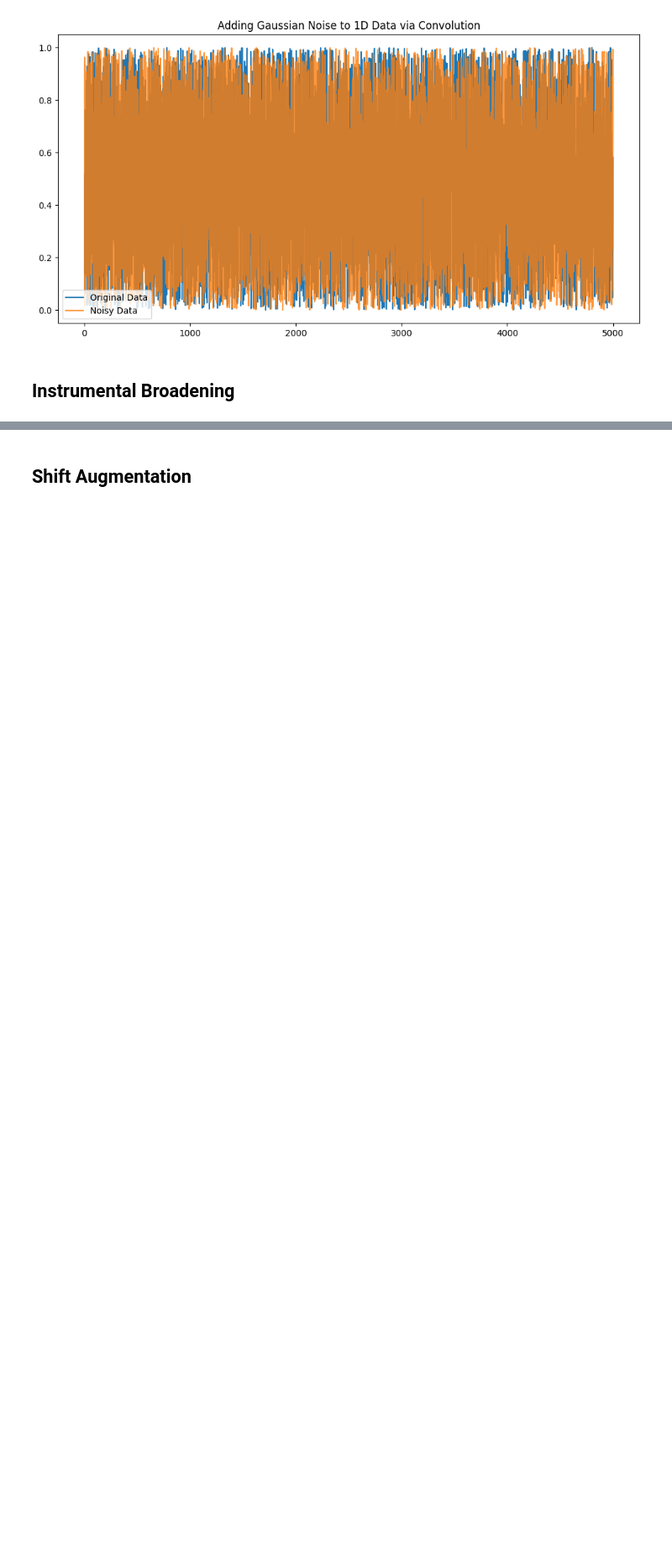
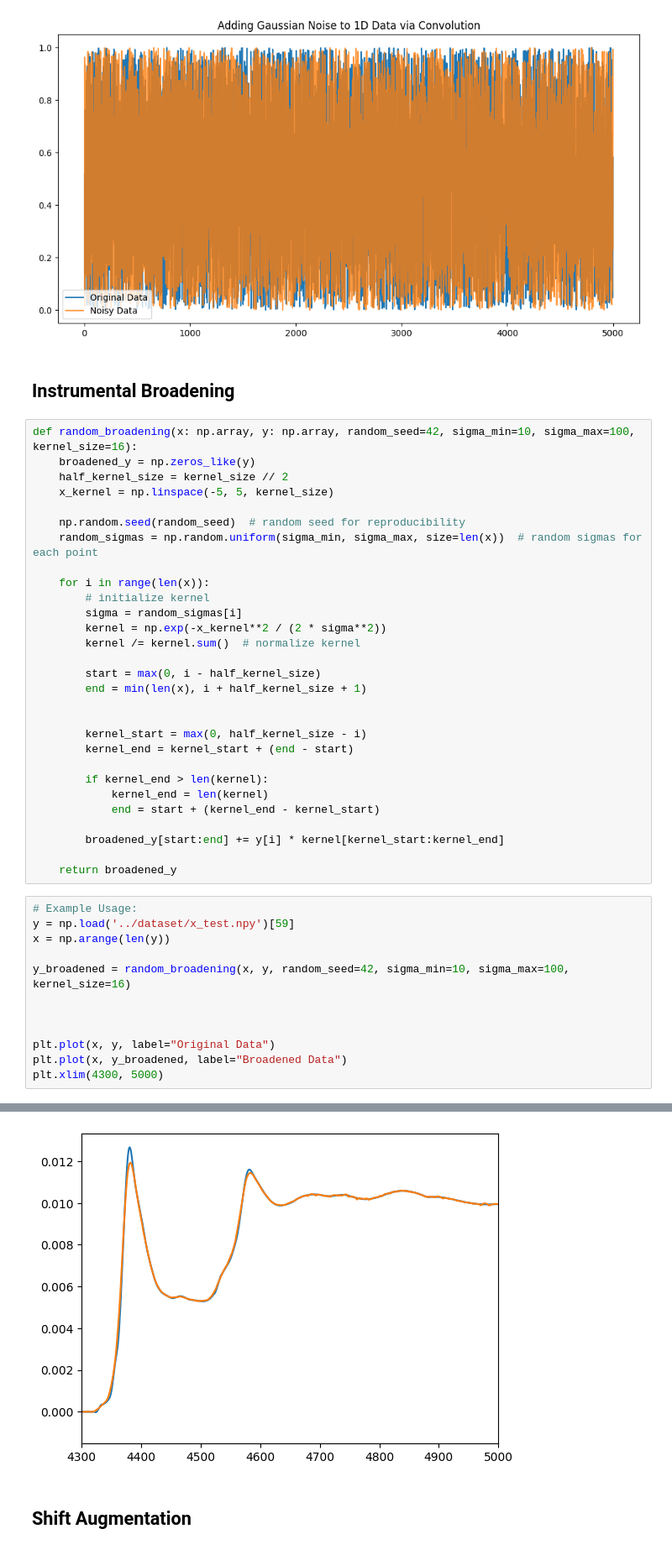
Before and after one commit to Pravanop/ML4Oxi, a Jupyter notebook: Project_Code/4) Dataset Augmentation.ipynb, the cells around one changed output, grey strips where cells are left out. Shown at 84% size. Cells and saved outputs as stored; diff of their text form; blank space fills up the shorter version.

Commit message:
instrumental broadening

```diff
--- a/Project_Code/4) Dataset Augmentation.ipynb
+++ b/Project_Code/4) Dataset Augmentation.ipynb
@@ -135,3 +138,45 @@ plt.show()
 [figure]
 # %% [markdown]
 ## Instrumental Broadening
+# %%
+def random_broadening(x: np.array, y: np.array, random_seed=42, sigma_min=10, sigma_max=100, kernel_size=16):
+    broadened_y = np.zeros_like(y)
+    half_kernel_size = kernel_size // 2
+    x_kernel = np.linspace(-5, 5, kernel_size)
+
+    np.random.seed(random_seed)  # random seed for reproducibility
+    random_sigmas = np.random.uniform(sigma_min, sigma_max, size=len(x))  # random sigmas for each point
+
+    for i in range(len(x)):
+        # initialize kernel
+        sigma = random_sigmas[i]
+        kernel = np.exp(-x_kernel**2 / (2 * sigma**2))
+        kernel /= kernel.sum()  # normalize kernel
+
+        start = max(0, i - half_kernel_size)
+        end = min(len(x), i + half_kernel_size + 1)
+
+
+        kernel_start = max(0, half_kernel_size - i)
+        kernel_end = kernel_start + (end - start)
+
+        if kernel_end > len(kernel):
+            kernel_end = len(kernel)
+            end = start + (kernel_end - kernel_start)
+
+        broadened_y[start:end] += y[i] * kernel[kernel_start:kernel_end]
+
+    return broadened_y
+# %%
+# Example Usage:
+y = np.load('../dataset/x_test.npy')[59]
+x = np.arange(len(y))
+
+y_broadened = random_broadening(x, y, random_seed=42, sigma_min=10, sigma_max=100, kernel_size=16)
+
+
+
+plt.plot(x, y, label="Original Data")
+plt.plot(x, y_broadened, label="Broadened Data")
+plt.xlim(4300, 5000)
+# %% [output]
@@ -138,3 +184,4 @@ plt.show()
+[figure, added]
 # %% [markdown]
 ## Shift Augmentation
 # %%
```
Also changed, not shown: parts of 3 cells of this notebook.
